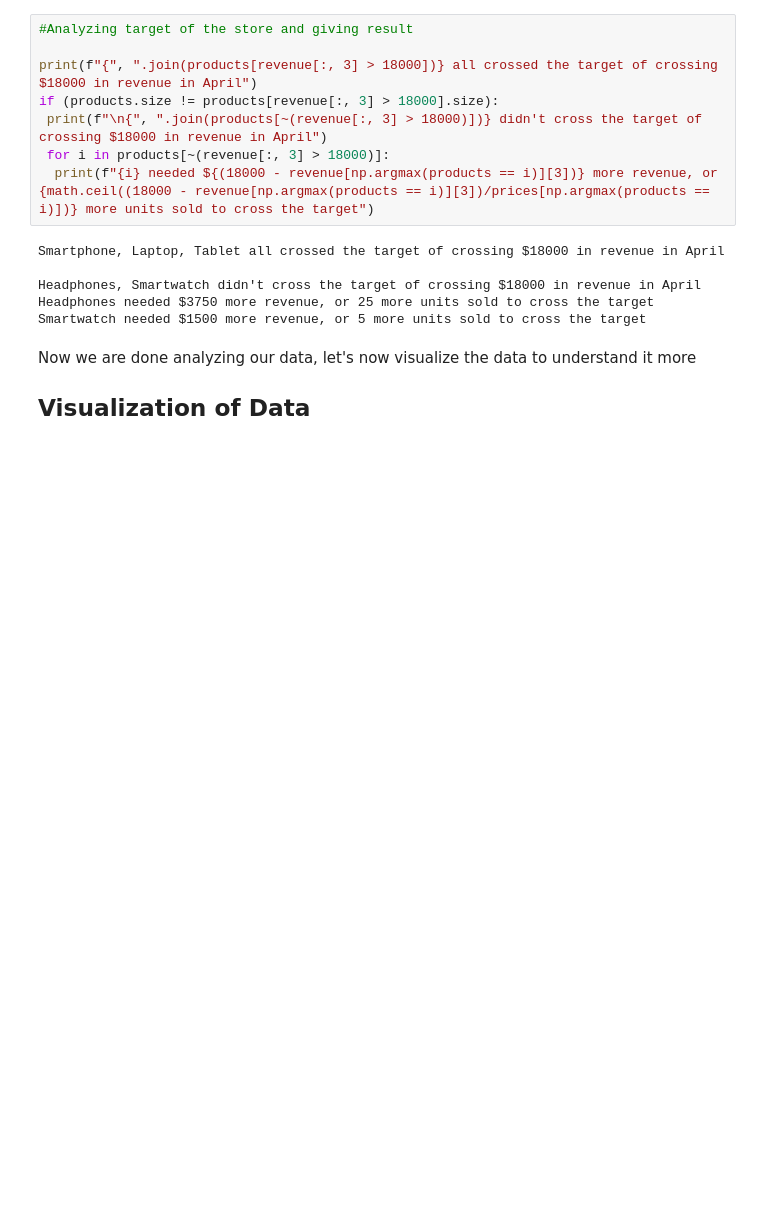
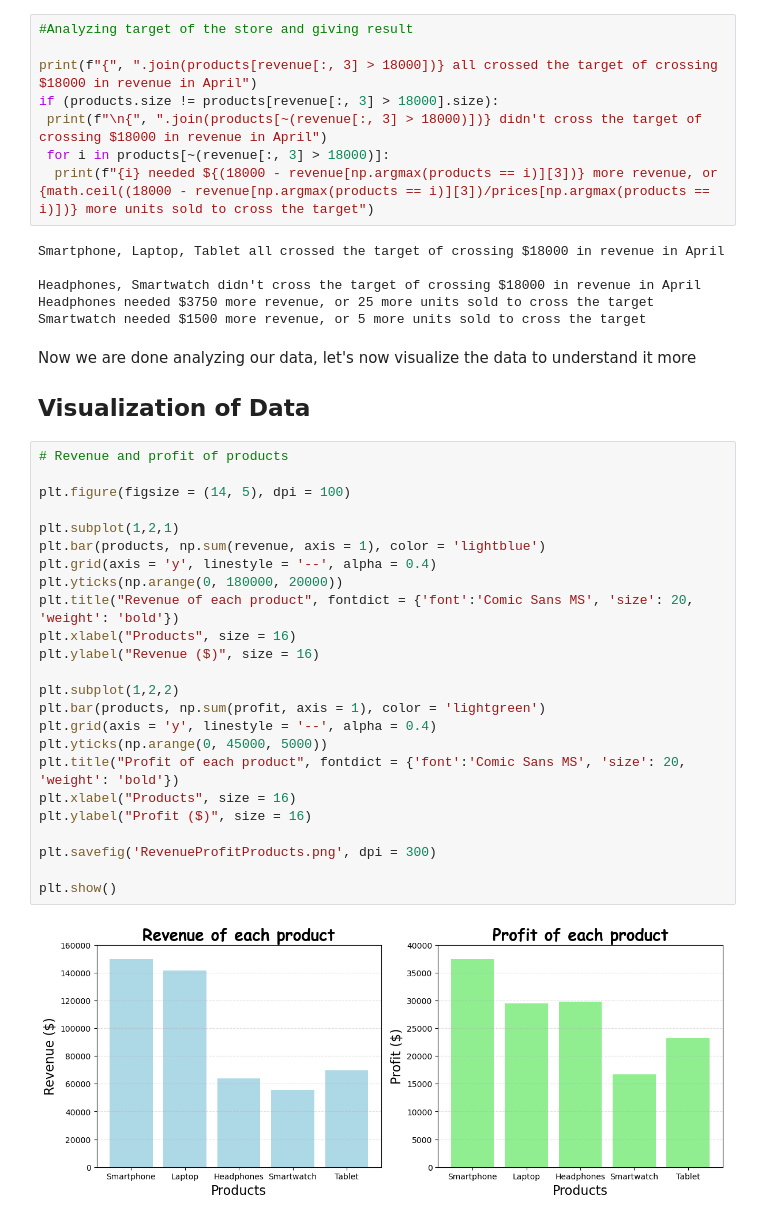
Before and after one commit to bestboybest/LearningPython, a Jupyter notebook: Numpy Projects/03) StoreSales/SalesNumpy.ipynb, the cells around one changed output. Drawn from its saved outputs; the diff is of its cells as text; blank space fills up the shorter version.

Commit message:
Completed visualization and 3rd project, moving on from Numpy now

```diff
--- a/Numpy Projects/03) StoreSales/SalesNumpy.ipynb
+++ b/Numpy Projects/03) StoreSales/SalesNumpy.ipynb
@@ -129,3 +129,29 @@ Smartwatch needed $1500 more revenue, or 5 more units sold to cross the target
 Now we are done analyzing our data, let's now visualize the data to understand it more
 
 ## Visualization of Data
+# %%
+# Revenue and profit of products
+
+plt.figure(figsize = (14, 5), dpi = 100)
+
+plt.subplot(1,2,1)
+plt.bar(products, np.sum(revenue, axis = 1), color = 'lightblue')
+plt.grid(axis = 'y', linestyle = '--', alpha = 0.4)
+plt.yticks(np.arange(0, 180000, 20000))
+plt.title("Revenue of each product", fontdict = {'font':'Comic Sans MS', 'size': 20, 'weight': 'bold'})
+plt.xlabel("Products", size = 16)
+plt.ylabel("Revenue ($)", size = 16)
+
+plt.subplot(1,2,2)
+plt.bar(products, np.sum(profit, axis = 1), color = 'lightgreen')
+plt.grid(axis = 'y', linestyle = '--', alpha = 0.4)
+plt.yticks(np.arange(0, 45000, 5000))
+plt.title("Profit of each product", fontdict = {'font':'Comic Sans MS', 'size': 20, 'weight': 'bold'})
+plt.xlabel("Products", size = 16)
+plt.ylabel("Profit ($)", size = 16)
+
+plt.savefig('RevenueProfitProducts.png', dpi = 300)
+
+plt.show()
+# %% [output]
+[figure, added]
```
Also changed, not shown: parts of 4 cells of this notebook, 4 other files.
